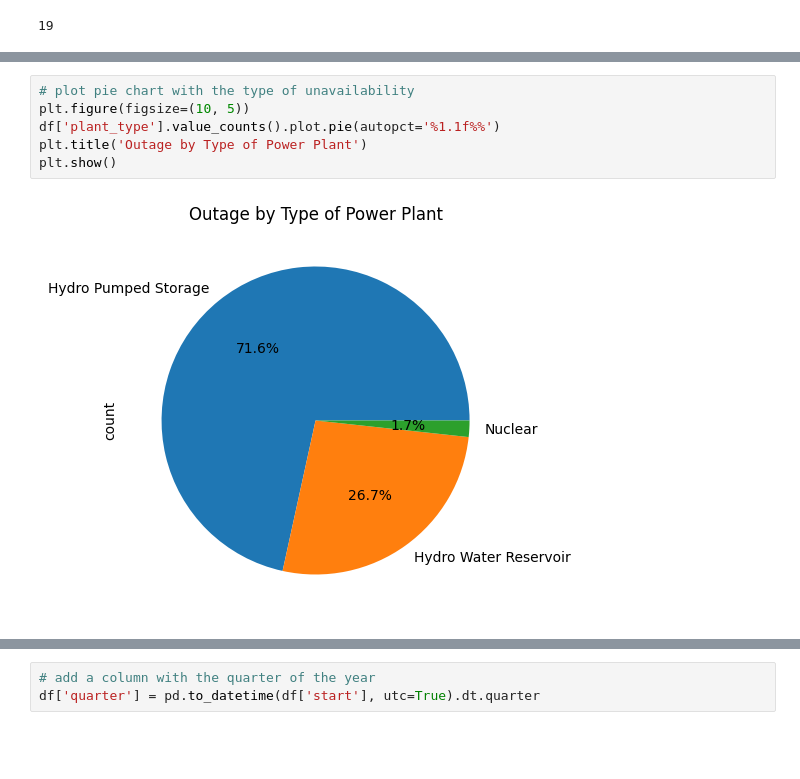
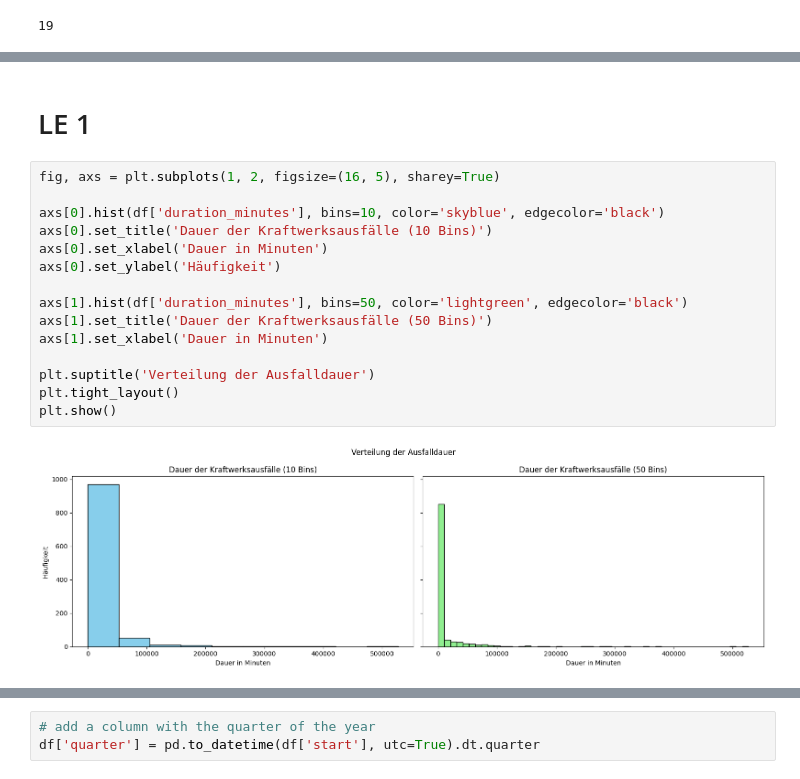
Before and after one commit to flavio-mueller-students-fhnw/gdv, a Jupyter notebook: gdv.ipynb, the cells around one changed output, grey strips where cells are left out. Cells and saved outputs as stored; diff of their text form; blank space fills up the shorter version.

```diff
--- a/gdv.ipynb
+++ b/gdv.ipynb
@@ -66,8 +56,19 @@ plt.show()
-# %%
-# plot pie chart with the type of unavailability
-plt.figure(figsize=(10, 5))
-df['plant_type'].value_counts().plot.pie(autopct='%1.1f%%')
-plt.title('Outage by Type of Power Plant')
-plt.show()
-# %% [output]
-[figure, removed]
+# %% [markdown]
+# LE 1
+# %%
+fig, axs = plt.subplots(1, 2, figsize=(16, 5), sharey=True)
+
+axs[0].hist(df['duration_minutes'], bins=10, color='skyblue', edgecolor='black')
+axs[0].set_title('Dauer der Kraftwerksausfälle (10 Bins)')
+axs[0].set_xlabel('Dauer in Minuten')
+axs[0].set_ylabel('Häufigkeit')
+
+axs[1].hist(df['duration_minutes'], bins=50, color='lightgreen', edgecolor='black')
+axs[1].set_title('Dauer der Kraftwerksausfälle (50 Bins)')
+axs[1].set_xlabel('Dauer in Minuten')
+
+plt.suptitle('Verteilung der Ausfalldauer')
+plt.tight_layout()
+plt.show()
+# %% [output]
+[figure, added]
```
Also changed, not shown: parts of 27 cells of this notebook, 1 other file.
